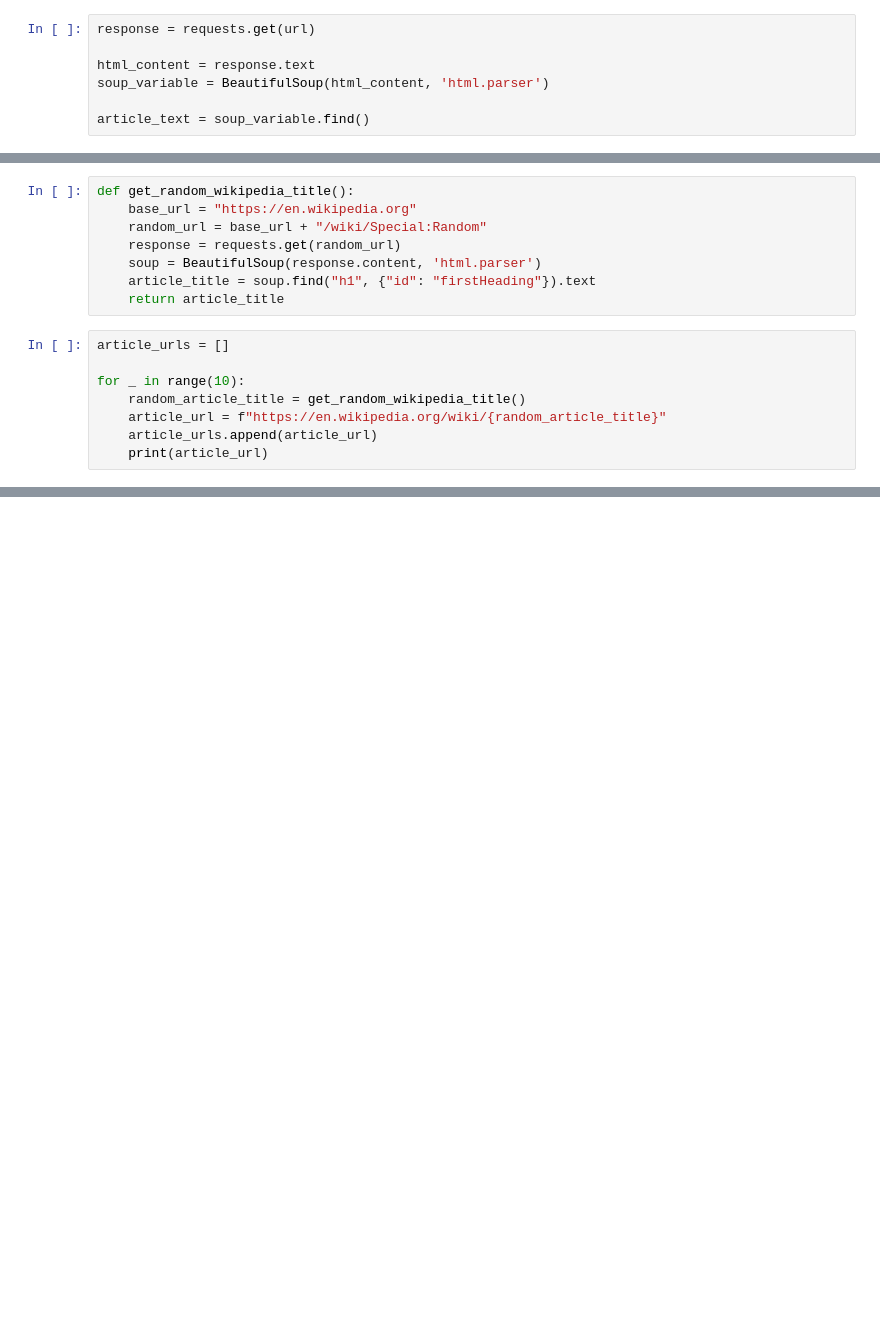
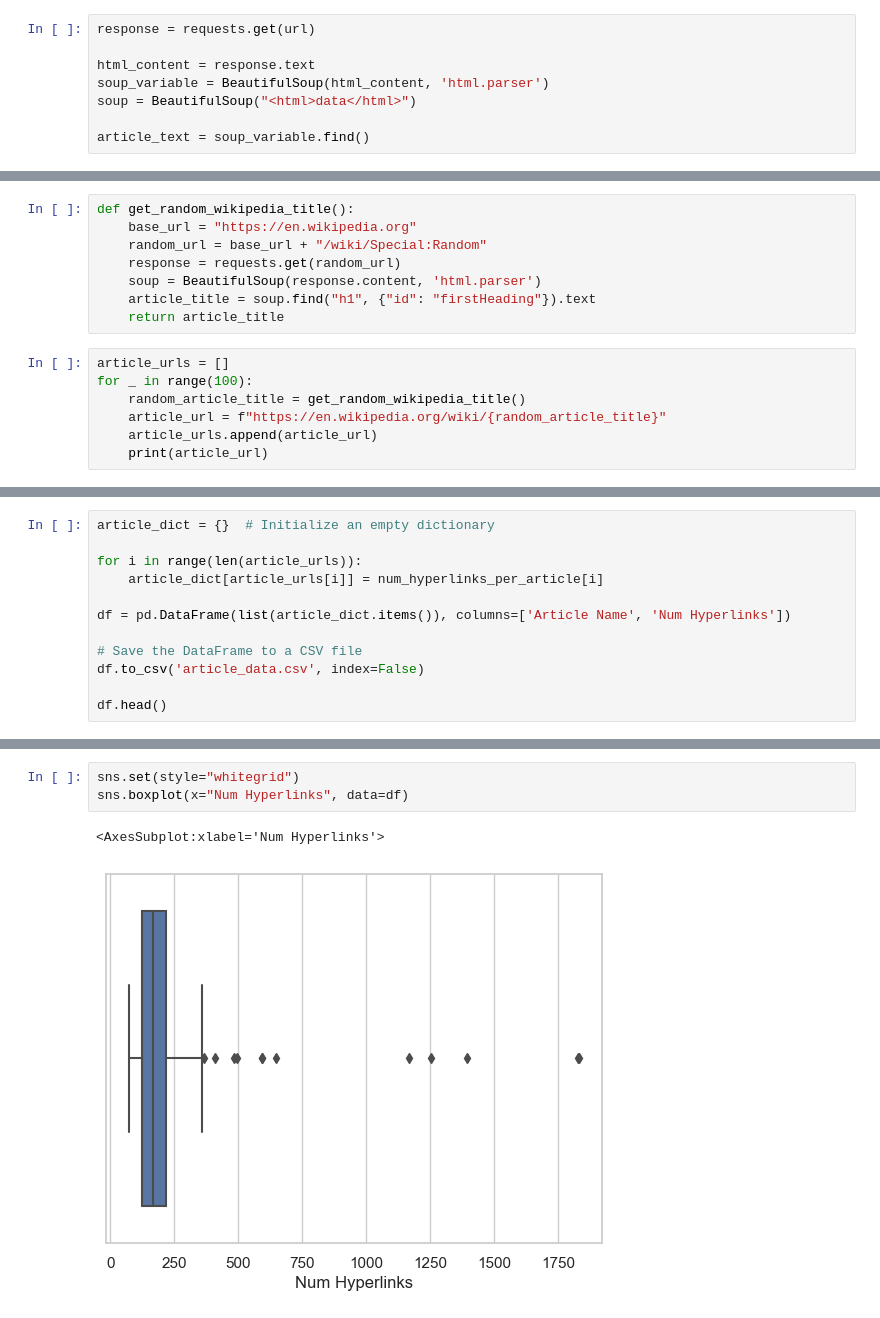
Before and after one commit to Pinkwinx/DataScience1, a Jupyter notebook: Code Templates/Web Scraping.ipynb, the cells around one changed output, grey strips where cells are left out. Drawn from its saved outputs; the diff is of its cells as text; blank space fills up the shorter version.

```diff
--- a/Code Templates/Web Scraping.ipynb
+++ b/Code Templates/Web Scraping.ipynb
@@ -13,6 +13,7 @@ response = requests.get(url)
 
 html_content = response.text
 soup_variable = BeautifulSoup(html_content, 'html.parser')
+soup = BeautifulSoup("<html>data</html>")
 
 article_text = soup_variable.find()
 # %%
@@ -52,8 +53,7 @@ def get_random_wikipedia_title():
     return article_title
 # %%
 article_urls = []
-
-for _ in range(10):
+for _ in range(100):
     random_article_title = get_random_wikipedia_title()
     article_url = f"https://en.wikipedia.org/wiki/{random_article_title}"
     article_urls.append(article_url)
@@ -83,0 +109,12 @@ for url in article_urls:
+# %%
+article_dict = {}  # Initialize an empty dictionary
+
+for i in range(len(article_urls)):
+    article_dict[article_urls[i]] = num_hyperlinks_per_article[i]
+
+df = pd.DataFrame(list(article_dict.items()), columns=['Article Name', 'Num Hyperlinks'])
+
+# Save the DataFrame to a CSV file
+df.to_csv('article_data.csv', index=False)
+
+df.head()
@@ -88,0 +133,6 @@ Average number of hyperlinks: 193.0
+# %%
+sns.set(style="whitegrid")
+sns.boxplot(x="Num Hyperlinks", data=df)
+# %% [output]
+<AxesSubplot:xlabel='Num Hyperlinks'>
+[figure, added]
```
Also changed, not shown: parts of 6 cells of this notebook, 4 other files.
